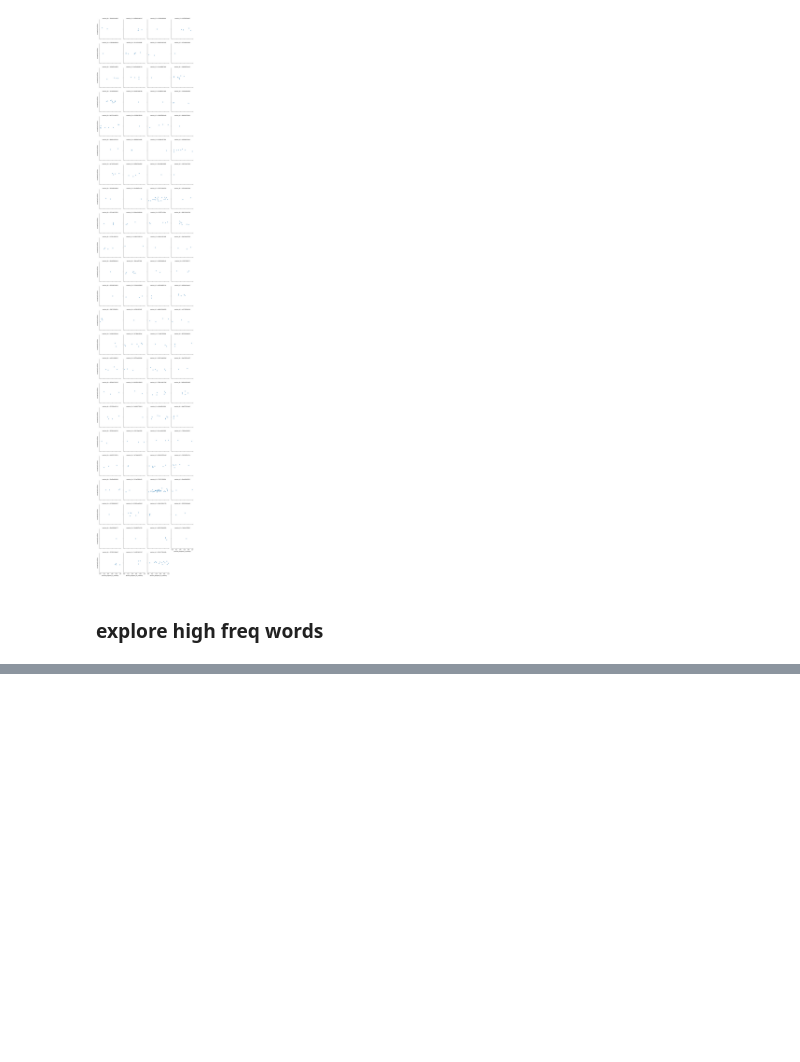
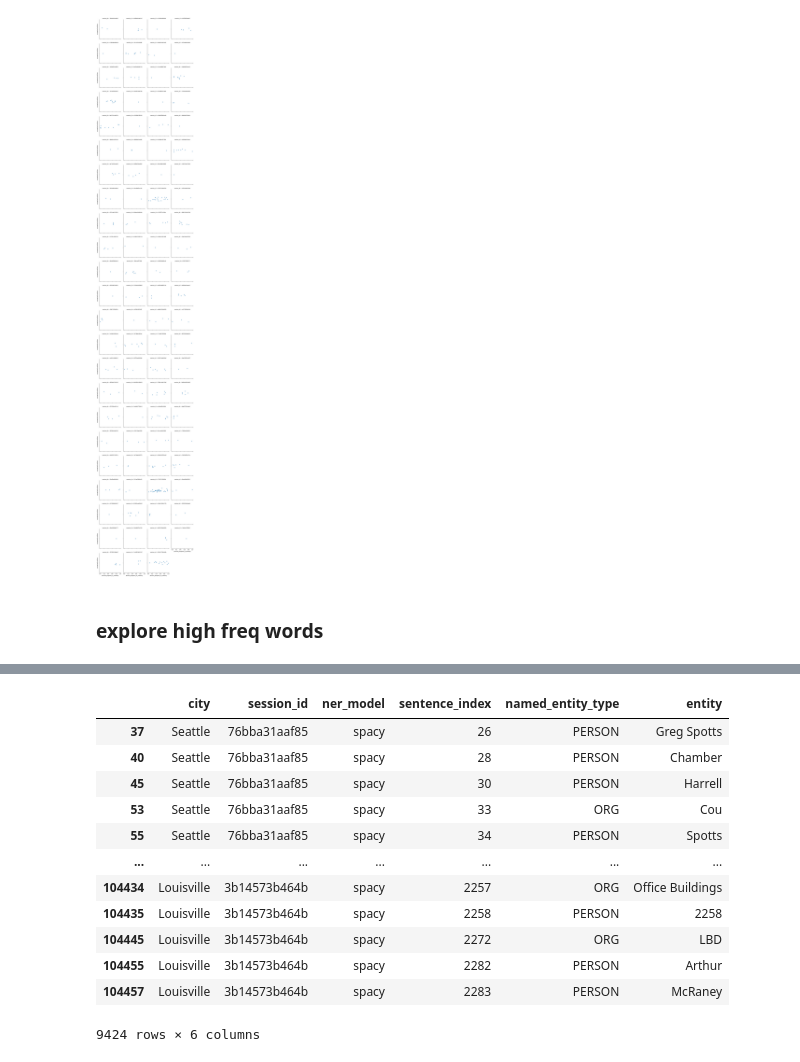
Before and after one commit to PugetSoundClinic-PIT/sig-cdp, a Jupyter notebook: week-4/Week4AngelZhou.ipynb, the cells around one changed output, grey strips where cells are left out. Cells and saved outputs as stored; diff of their text form; code cells hidden in the pictures; blank space fills up the shorter version.

```diff
--- a/week-4/Week4AngelZhou.ipynb
+++ b/week-4/Week4AngelZhou.ipynb
@@ -305,0 +346,18 @@ Name: entity, dtype: object
+# %%
+# filter by substring, case insensitive
+filter_pattern = '|'.join(seattle_council_mem) +'|' + '|'.join(oakland_council_mem) +'|' + '|'.join(louisville_council_mem) + '|' + '|'.join(filter_list)
+filtered_per_org_norp_df = filtered_per_org_norp_df[~filtered_per_org_norp_df["entity"].str.lower().str.contains(filter_pattern, case=False)]
+# %% [output]
+|  | city | session_id | ner_model | sentence_index | named_entity_type | entity |
+| 37 | Seattle | 76bba31aaf85 | spacy | 26 | PERSON | Greg Spotts |
+| 40 | Seattle | 76bba31aaf85 | spacy | 28 | PERSON | Chamber |
+| 45 | Seattle | 76bba31aaf85 | spacy | 30 | PERSON | Harrell |
+| 53 | Seattle | 76bba31aaf85 | spacy | 33 | ORG | Cou |
+| 55 | Seattle | 76bba31aaf85 | spacy | 34 | PERSON | Spotts |
+| ... | ... | ... | ... | ... | ... | ... |
+| 104434 | Louisville | 3b14573b464b | spacy | 2257 | ORG | Office Buildings |
+| 104435 | Louisville | 3b14573b464b | spacy | 2258 | PERSON | 2258 |
+| 104445 | Louisville | 3b14573b464b | spacy | 2272 | ORG | LBD |
+| 104455 | Louisville | 3b14573b464b | spacy | 2282 | PERSON | Arthur |
+| 104457 | Louisville | 3b14573b464b | spacy | 2283 | PERSON | McRaney |
+9424 rows × 6 columns
```
Also changed, not shown: parts of 7 cells of this notebook.
